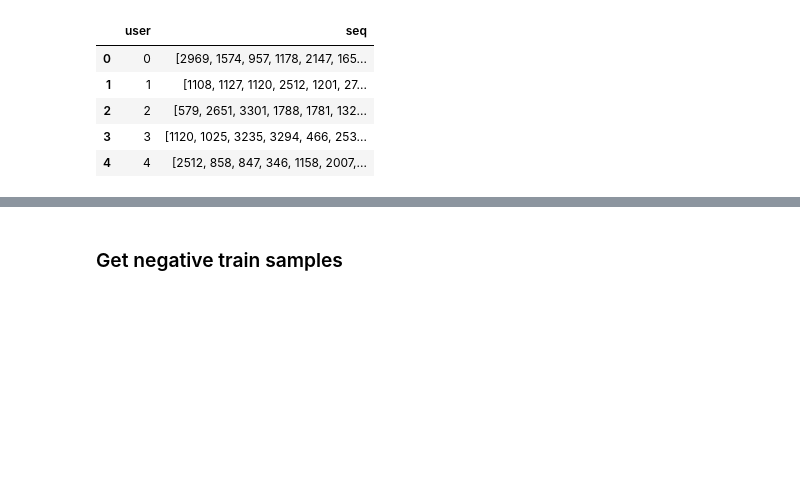
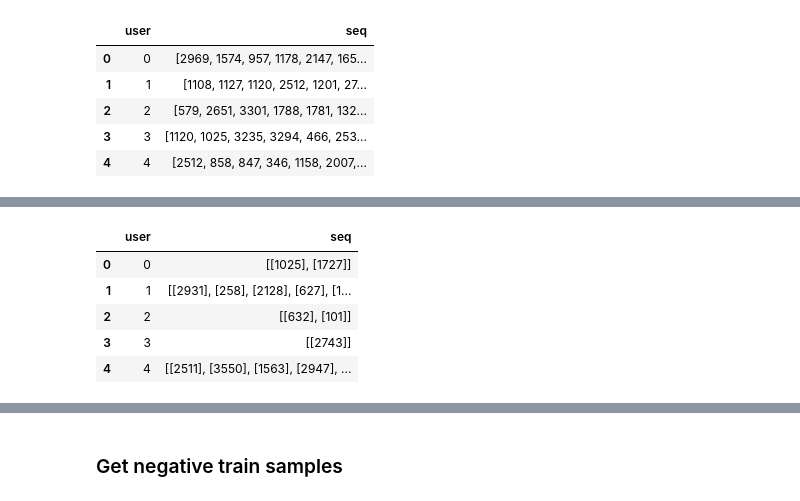
Before and after one commit to seatedro/bst-lstr, a Jupyter notebook: lstr-main.ipynb, the cells around one changed output, grey strips where cells are left out. Cells and saved outputs as stored; diff of their text form; code cells hidden in the pictures; blank space fills up the shorter version.

```diff
--- a/lstr-main.ipynb
+++ b/lstr-main.ipynb
@@ -124,0 +183,9 @@ Name: seq, Length: 743, dtype: int64
+# %%
+val_df.head()
+# %% [output]
+|  | user | seq |
+| 0 | 0 | [[1025], [1727]] |
+| 1 | 1 | [[2931], [258], [2128], [627], [1... |
+| 2 | 2 | [[632], [101]] |
+| 3 | 3 | [[2743]] |
+| 4 | 4 | [[2511], [3550], [1563], [2947], ... |
```
Also changed, not shown: parts of 46 cells of this notebook, 4 other files.
